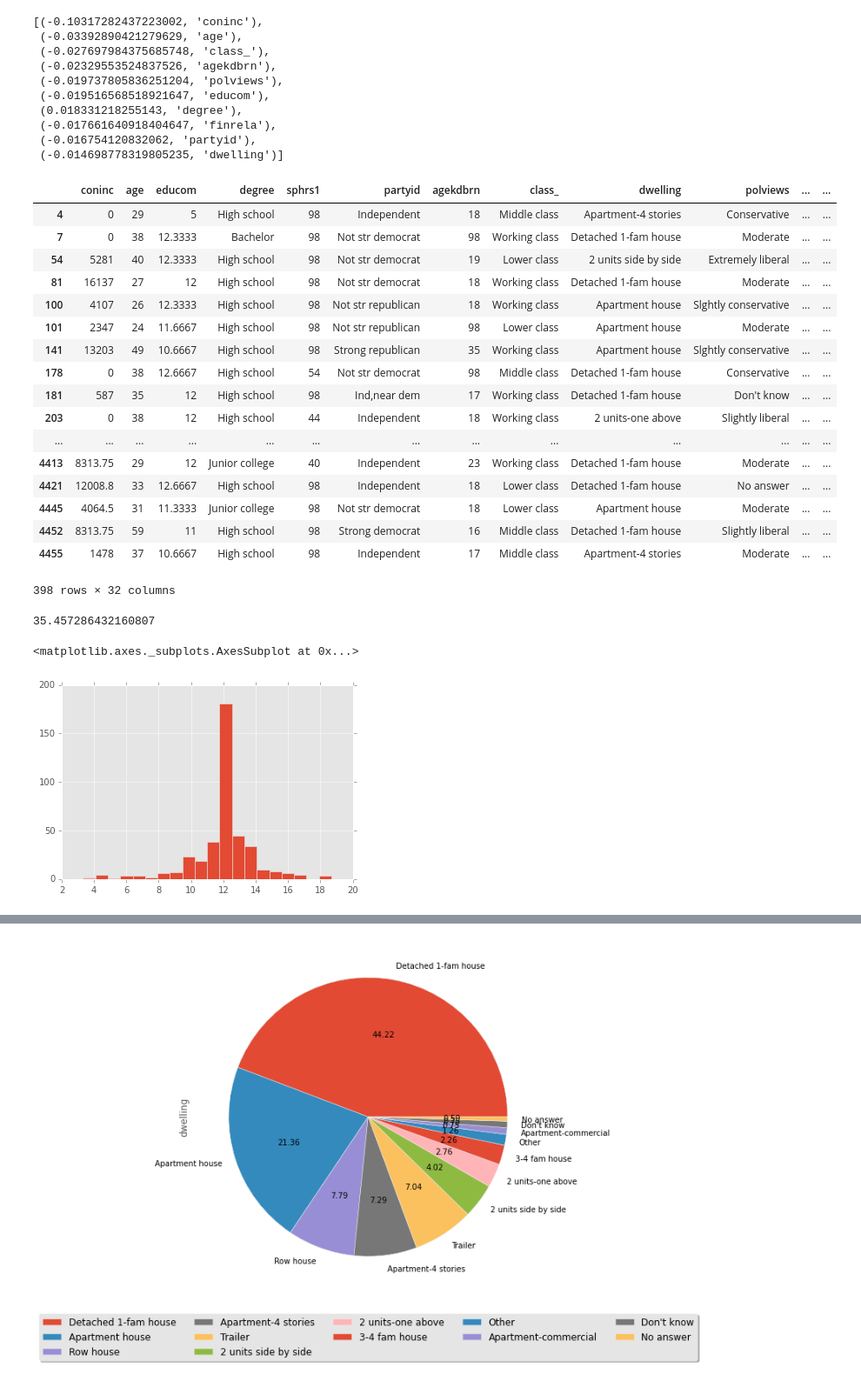
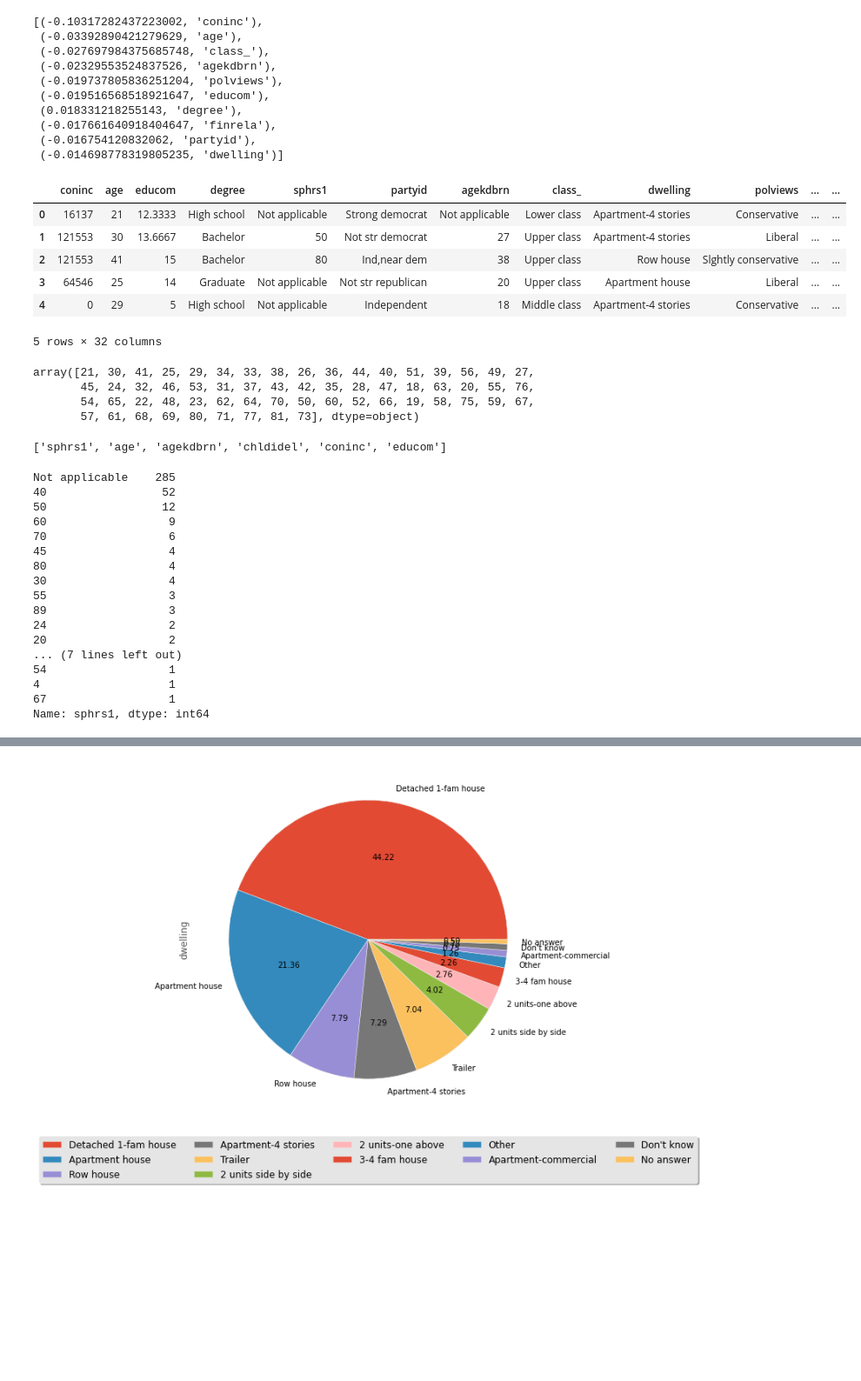
Before and after one commit to banjopickin/women_workforce, a Jupyter notebook: FC_analysis.ipynb, the cells around one changed output, grey strips where cells are left out. Shown at 87% size. Saved outputs shown, nothing was run; the diff lists cells and outputs as text; code cells hidden in the pictures; blank space fills up the shorter version.

```diff
--- a/FC_analysis.ipynb
+++ b/FC_analysis.ipynb
@@ -53,7 +56,5 @@ summary
 # %%
-sv = survey('data/survey2')
-sv.num_processor()
-df = pd.concat([sv.fin_data[sv.num_cols],sv.data[sv.sv_cols],sv.fin_data.employed],axis =1)
+df = pd.concat([sv.data[sv.num_cols[:-1]],sv.fin_data.educom,sv.data[sv.sv_cols],sv.fin_data.employed],axis =1)
 
 f31 = fc_df.columns[:31]
 df31= df[f31]
@@ -83,33 +84,44 @@ sort_feature_means(c0,10)
  (-0.014698778319805235, 'dwelling')]
 # %%
 df_c0 = df[df.cluster ==0]
+# %%
+df.head()
+# %% [output]
+|  | coninc | age | educom | degree | sphrs1 | partyid | agekdbrn | class_ | dwelling | polviews | ... | ... |
+| 0 | 16137 | 21 | 12.3333 | High school | Not applicable | Strong democrat | Not applicable | Lower class | Apartment-4 stories | Conservative | ... | ... |
+| 1 | 121553 | 30 | 13.6667 | Bachelor | 50 | Not str democrat | 27 | Upper class | Apartment-4 stories | Liberal | ... | ... |
+| 2 | 121553 | 41 | 15 | Bachelor | 80 | Ind,near dem | 38 | Upper class | Row house | Slghtly conservative | ... | ... |
+| 3 | 64546 | 25 | 14 | Graduate | Not applicable | Not str republican | 20 | Upper class | Apartment house | Liberal | ... | ... |
+| 4 | 0 | 29 | 5 | High school | Not applicable | Independent | 18 | Middle class | Apartment-4 stories | Conservative | ... | ... |
+5 rows × 32 columns
+# %%
+df.age.unique()
+# %% [output]
+array([21, 30, 41, 25, 29, 34, 33, 38, 26, 36, 44, 40, 51, 39, 56, 49, 27,
+       45, 24, 32, 46, 53, 31, 37, 43, 42, 35, 28, 47, 18, 63, 20, 55, 76,
+       54, 65, 22, 48, 23, 62, 64, 70, 50, 60, 52, 66, 19, 58, 75, 59, 67,
+       57, 61, 68, 69, 80, 71, 77, 81, 73], dtype=object)
+# %%
+sv.num_cols
+# %% [output]
+['sphrs1', 'age', 'agekdbrn', 'chldidel', 'coninc', 'educom']
 # %%
-df_c0
+df_c0.sphrs1.value_counts()
 # %% [output]
-|  | coninc | age | educom | degree | sphrs1 | partyid | agekdbrn | class_ | dwelling | polviews | ... | ... |
-| 4 | 0 | 29 | 5 | High school | 98 | Independent | 18 | Middle class | Apartment-4 stories | Conservative | ... | ... |
-| 7 | 0 | 38 | 12.3333 | Bachelor | 98 | Not str democrat | 98 | Working class | Detached 1-fam house | Moderate | ... | ... |
-| 54 | 5281 | 40 | 12.3333 | High school | 98 | Not str democrat | 19 | Lower class | 2 units side by side | Extremely liberal | ... | ... |
-| 81 | 16137 | 27 | 12 | High school | 98 | Not str democrat | 18 | Working class | Detached 1-fam house | Moderate | ... | ... |
-| 100 | 4107 | 26 | 12.3333 | High school | 98 | Not str republican | 18 | Working class | Apartment house | Slghtly conservative | ... | ... |
-| 101 | 2347 | 24 | 11.6667 | High school | 98 | Not str republican | 98 | Lower class | Apartment house | Moderate | ... | ... |
-| 141 | 13203 | 49 | 10.6667 | High school | 98 | Strong republican | 35 | Working class | Apartment house | Slghtly conservative | ... | ... |
-| 178 | 0 | 38 | 12.6667 | High school | 54 | Not str democrat | 98 | Middle class | Detached 1-fam house | Conservative | ... | ... |
-| 181 | 587 | 35 | 12 | High school | 98 | Ind,near dem | 17 | Working class | Detached 1-fam house | Don't know | ... | ... |
-| 203 | 0 | 38 | 12 | High school | 44 | Independent | 18 | Working class | 2 units-one above | Slightly liberal | ... | ... |
-| ... | ... | ... | ... | ... | ... | ... | ... | ... | ... | ... | ... | ... |
-| 4413 | 8313.75 | 29 | 12 | Junior college | 40 | Independent | 23 | Working class | Detached 1-fam house | Moderate | ... | ... |
-| 4421 | 12008.8 | 33 | 12.6667 | High school | 98 | Independent | 18 | Lower class | Detached 1-fam house | No answer | ... | ... |
-| 4445 | 4064.5 | 31 | 11.3333 | Junior college | 98 | Not str democrat | 18 | Lower class | Apartment house | Moderate | ... | ... |
-| 4452 | 8313.75 | 59 | 11 | High school | 98 | Strong democrat | 16 | Middle class | Detached 1-fam house | Slightly liberal | ... | ... |
-| 4455 | 1478 | 37 | 10.6667 | High school | 98 | Independent | 17 | Middle class | Apartment-4 stories | Moderate | ... | ... |
-398 rows × 32 columns
+Not applicable    285
+40                 52
+50                 12
+60                  9
+70                  6
+45                  4
+80                  4
+30                  4
+55                  3
+89                  3
+24                  2
+20                  2
+... (7 lines left out)
+54                  1
+4                   1
+67                  1
+Name: sphrs1, dtype: int64
-# %%
-df_c0.age.mean()
-# %% [output]
-35.457286432160807
-# %%
-df_c0.educom.hist(bins = 20)
-# %% [output]
-<matplotlib.axes._subplots.AxesSubplot at 0x...>
-[figure, removed]
```
Also changed, not shown: parts of 2 cells of this notebook.
